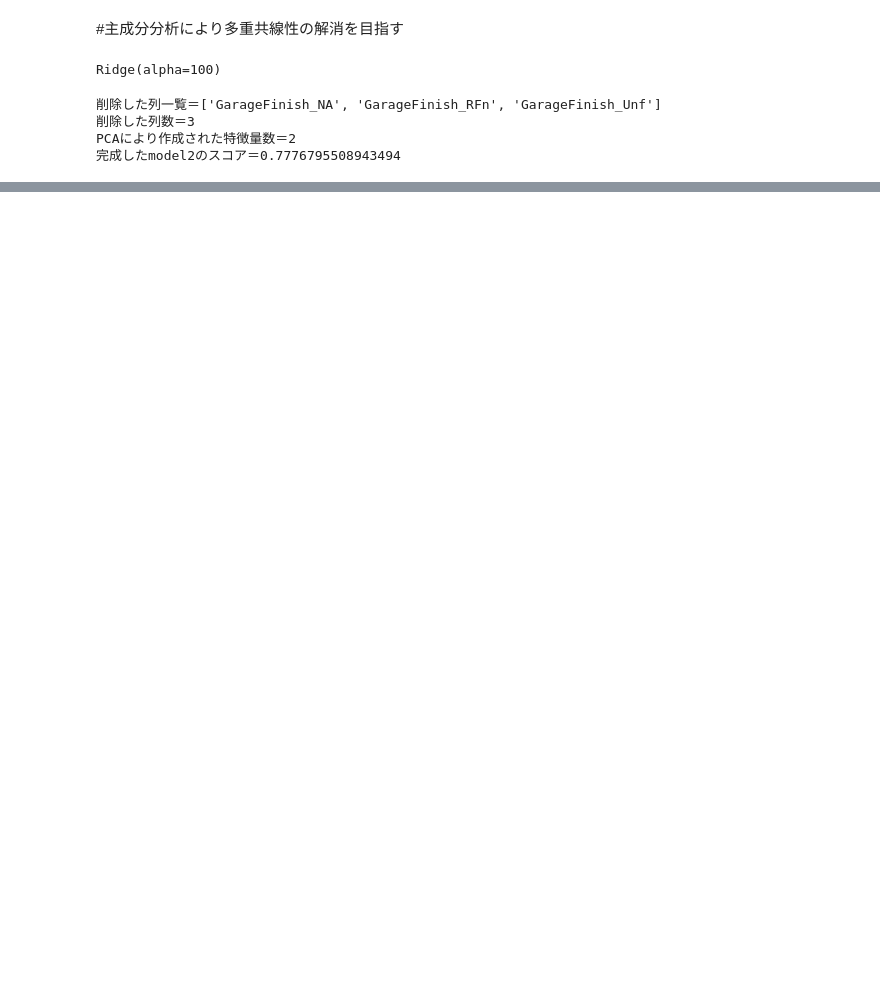
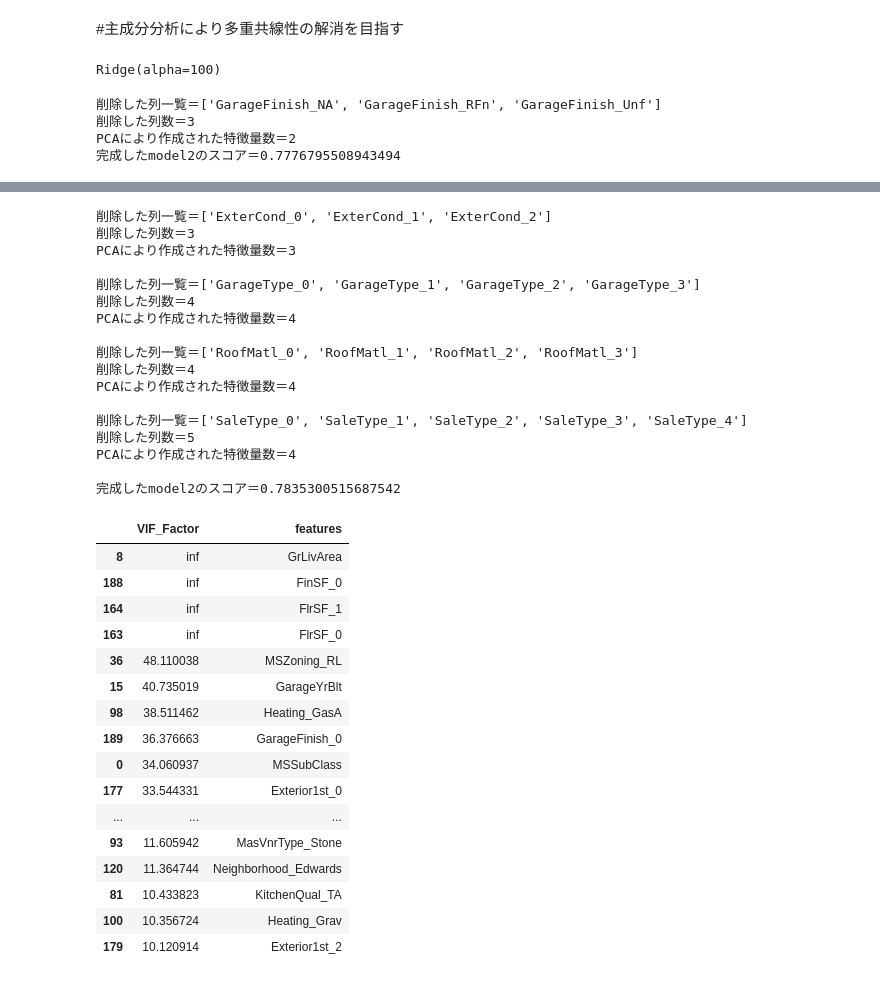
Before and after one commit to Udon-datascience/opendata_analysis, a Jupyter notebook: 4/4_analysis_3.ipynb, the cells around one changed output, grey strips where cells are left out. Saved outputs shown, nothing was run; the diff lists cells and outputs as text; code cells hidden in the pictures; blank space fills up the shorter version.

```diff
--- a/4/4_analysis_3.ipynb
+++ b/4/4_analysis_3.ipynb
@@ -123,7 +130,7 @@ PCAにより作成された特徴量数＝2
 to_PCA = ['Bsmt', 'FlrSF', 'Exterior2nd', 'Exterior1st']
 sc_x2 = sc_x.copy()
 for c in to_PCA:
-    sc_x2 = change_to_PCA('GarageFinish', sc_x2)
+    sc_x2 = change_to_PCA(c, sc_x2)
 
 #スコアの確認
 model2.fit(sc_x2, df_y)
@@ -145,0 +186,11 @@ PCAにより作成された特徴量数＝2
+# %%
+#先ほどのsc_x2をさらにPCAをかけて改善する
+to_PCA = ['FinSF', 'GarageFinish', 'MiscFeature', 'GarageCond', 'GarageQual', 'RoofStyle']
+for c in to_PCA:
+    sc_x2 = change_to_PCA(c, sc_x2)
+    print()
+
+#スコアの確認
+model2.fit(sc_x2, df_y)
+result = cross_validate(model2, sc_x2, df_y, cv = kf, scoring = 'r2' , return_train_score = True)
+print(f'完成したmodel2のスコア＝{sum(result['test_score'])/len(result['test_score'])}')
@@ -145,0 +235,54 @@ PCAにより作成された特徴量数＝2
+# %%
+#先ほどのsc_x2をさらにPCAをかけて改善する
+to_PCA = ['ExterCond', 'GarageType', 'RoofMatl', 'SaleType']
+for c in to_PCA:
+    sc_x2 = change_to_PCA(c, sc_x2)
+    print()
+
+#スコアの確認
+model2.fit(sc_x2, df_y)
+result = cross_validate(model2, sc_x2, df_y, cv = kf, scoring = 'r2' , return_train_score = True)
+print(f'完成したmodel2のスコア＝{sum(result['test_score'])/len(result['test_score'])}')
+
+
+#vifを見る
+vif_df = pd.DataFrame()
+vif_df["VIF_Factor"] = [variance_inflation_factor(sc_x2, i) for i in range(sc_x2.shape[1])]
+vif_df["features"]=sc_x2.columns
+df_high_vif = vif_df.loc[vif_df['VIF_Factor'] >= 10]
+display(df_high_vif.sort_values('VIF_Factor', ascending=False))
+# %% [output]
+削除した列一覧＝['ExterCond_0', 'ExterCond_1', 'ExterCond_2']
+削除した列数＝3
+PCAにより作成された特徴量数＝3
+
+削除した列一覧＝['GarageType_0', 'GarageType_1', 'GarageType_2', 'GarageType_3']
+削除した列数＝4
+PCAにより作成された特徴量数＝4
+
+削除した列一覧＝['RoofMatl_0', 'RoofMatl_1', 'RoofMatl_2', 'RoofMatl_3']
+削除した列数＝4
+PCAにより作成された特徴量数＝4
+
+削除した列一覧＝['SaleType_0', 'SaleType_1', 'SaleType_2', 'SaleType_3', 'SaleType_4']
+削除した列数＝5
+PCAにより作成された特徴量数＝4
+
+完成したmodel2のスコア＝0.7835300515687542
+|  | VIF_Factor | features |
+| 8 | inf | GrLivArea |
+| 188 | inf | FinSF_0 |
+| 164 | inf | FlrSF_1 |
+| 163 | inf | FlrSF_0 |
+| 36 | 48.110038 | MSZoning_RL |
+| 15 | 40.735019 | GarageYrBlt |
+| 98 | 38.511462 | Heating_GasA |
+| 189 | 36.376663 | GarageFinish_0 |
+| 0 | 34.060937 | MSSubClass |
+| 177 | 33.544331 | Exterior1st_0 |
+| ... | ... | ... |
+| 93 | 11.605942 | MasVnrType_Stone |
+| 120 | 11.364744 | Neighborhood_Edwards |
+| 81 | 10.433823 | KitchenQual_TA |
+| 100 | 10.356724 | Heating_Grav |
+| 179 | 10.120914 | Exterior1st_2 |
```
Also changed, not shown: parts of 8 cells of this notebook.
